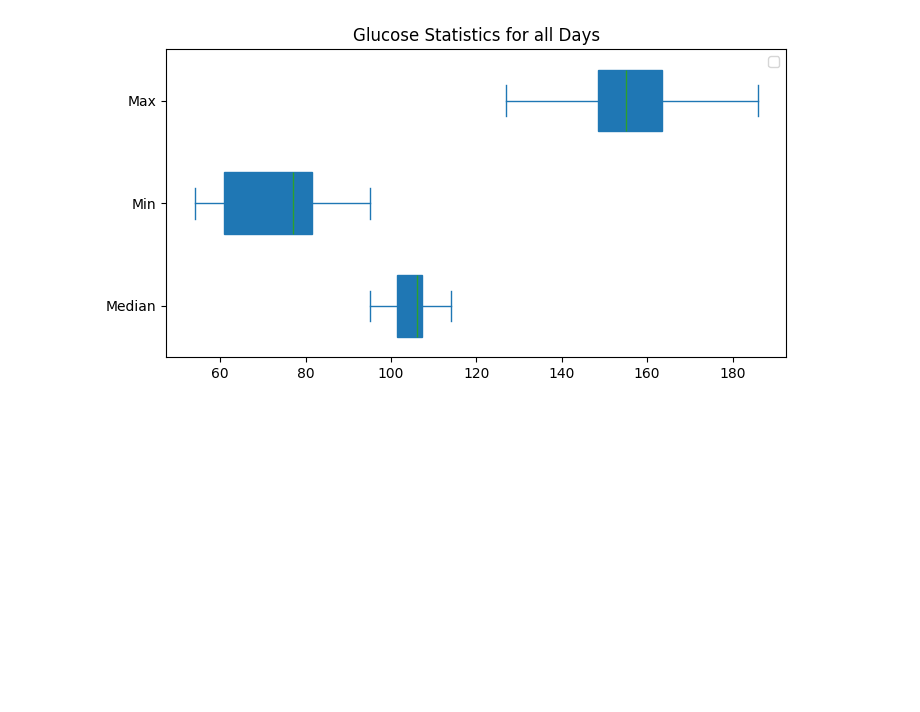
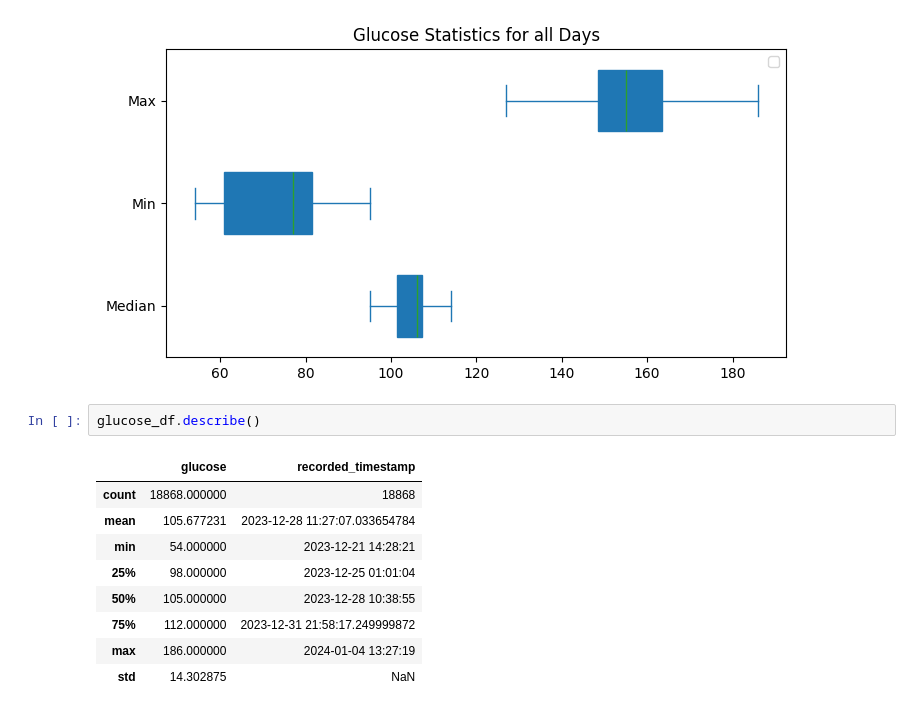
Before and after one commit to manuelkienlein/sleep-analytics, a Jupyter notebook: analytics/Glucose.ipynb, the cells around one changed output. Drawn from its saved outputs; the diff is of its cells as text; blank space fills up the shorter version.

```diff
--- a/analytics/Glucose.ipynb
+++ b/analytics/Glucose.ipynb
@@ -138,3 +138,15 @@ plt.show()
 No artists with labels found to put in legend.  Note that artists whose label start with an underscore are ignored when legend() is called with no argument.
 [figure]
 [figure]
+# %%
+glucose_df.describe()
+# %% [output]
+|  | glucose | recorded_timestamp |
+| count | 18868.000000 | 18868 |
+| mean | 105.677231 | 2023-12-28 11:27:07.033654784 |
+| min | 54.000000 | 2023-12-21 14:28:21 |
+| 25% | 98.000000 | 2023-12-25 01:01:04 |
+| 50% | 105.000000 | 2023-12-28 10:38:55 |
+| 75% | 112.000000 | 2023-12-31 21:58:17.249999872 |
+| max | 186.000000 | 2024-01-04 13:27:19 |
+| std | 14.302875 | NaN |
```
Also changed, not shown: 1 other file.
